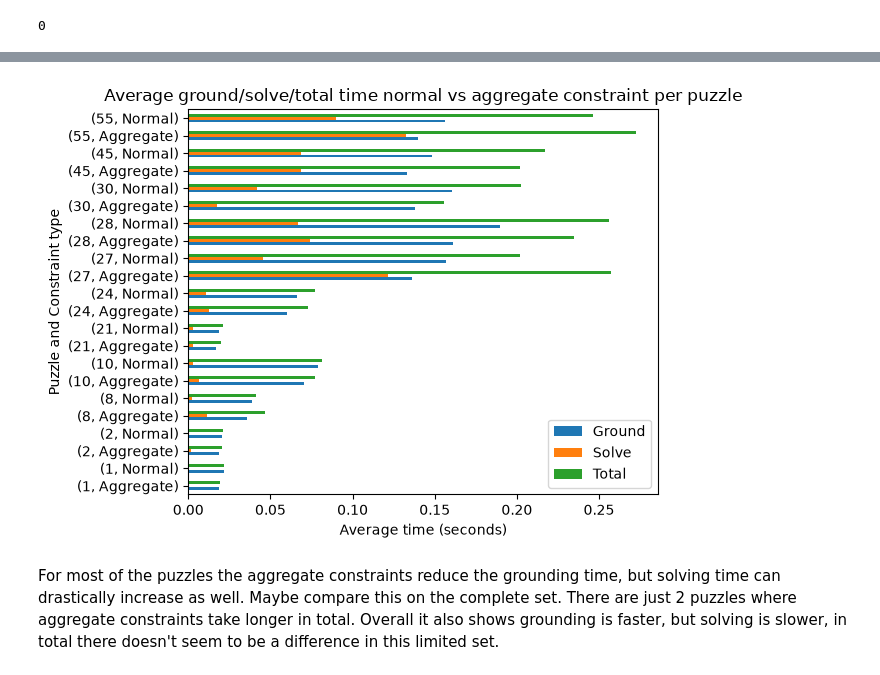
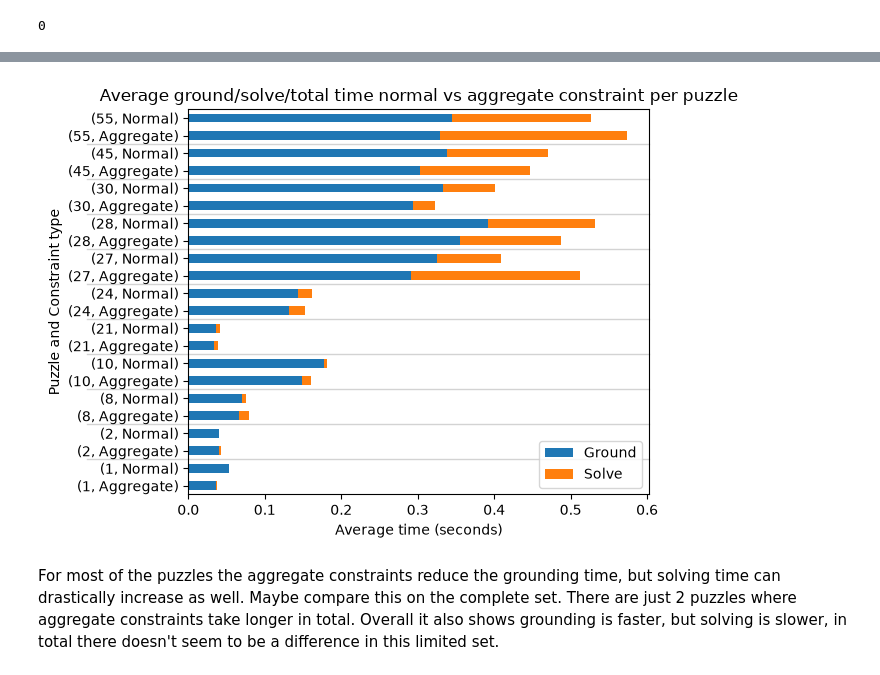
Before and after one commit to jurgendevries-ou-student/murdoku-solve, a Jupyter notebook: extraction/run/experiment.ipynb, the cells around one changed output, grey strips where cells are left out. Cells and saved outputs as stored; diff of their text form; code cells hidden in the pictures.

```diff
--- a/extraction/run/experiment.ipynb
+++ b/extraction/run/experiment.ipynb
@@ -66,7 +87,7 @@ def solve_puzzle(puzzle, gen=False, count=False, configuration='auto', base_rule
 # %% [markdown]
 #### Store results
 # %%
-def store_result(results, epoch, puzzle, type, ground_time, solve_time, total_time, grid_size, clue_count, solve_state, num_solutions, choice_type, grounded_at, constraint_type):
+def store_result(results, epoch, puzzle, type, ground_time, solve_time, total_time, grid_size, clue_count, clue_type_counts, solve_state, num_solutions, choice_type, grounded_at, constraint_type):
     results.append({
         'epoch': epoch, # epoch
         'puzzle': puzzle, # puzzle number
@@ -76,6 +97,7 @@ def store_result(results, epoch, puzzle, type, ground_time, solve_time, total_ti
         'total_time': total_time, # total time
         'grid_size': grid_size, # grid size of puzzle X*X
         'clue_count': clue_count, # number of clues
+        'clue_type_counts': clue_type_counts, # dictionary with types of clues
         'solve_state': solve_state, # is puzzle satisfiable
         'num_solutions': num_solutions, # number of solutions, should always be 1
         'choice_type': choice_type, # normal
@@ -174,0 +209,18 @@ plt.show()
+# %%
+# compare number of ground predicates for at/3 in resulting grounded program
+df_choice.groupby(['puzzle', 'choice_type'])[['ground_time','solve_time']].mean().plot(kind='barh', stacked=True)
+
+plt.title('Average ground/solve/total time normal vs dynamic choice rule overal')
+plt.ylabel('Puzzle and Choice type')
+plt.xlabel('Average time (seconds)')
+plt.legend(['Ground', 'Solve'])
+plt.tight_layout()
+
+# Get the current axes
+ax = plt.gca()
+
+# Iterate through the y-ticks and add a light gray line every 2 bars
+for i in range(1, len(ax.get_yticks()) - 1, 2):
+    plt.axhline(y=i + 0.5, color='lightgray', linewidth=1, zorder=0, xmin=-0.22, clip_on=False)
+
+plt.show()
@@ -212,11 +266,11 @@ for i in range(epochs):
         puzzle_type = puzzle_id[0]
         puzzle_num = int(puzzle_id.split('-')[1])
         print(f'Puzzle #{puzzle_id}, {puzzle_type}, {puzzle_type == 'A'}')
-        result, ground_time, solve_time, grid_size, clue_count, models, grounded_at = solve_puzzle(puzzle_id, puzzle_type == 'A', configuration='auto', base_rules='base-rules.lp')
-        result_dyn, ground_time_dyn, solve_time_dyn, grid_size_dyn, clue_count_dyn, models_dyn, grounded_at_dyn = solve_puzzle(puzzle_id, puzzle_type == 'A', configuration='auto', base_rules='base-rules-agg.lp')
+        result, ground_time, solve_time, grid_size, clue_count, clue_type_counts, models, grounded_at = solve_puzzle(puzzle_id, puzzle_type == 'A', configuration='auto', base_rules='base-rules.lp')
+        result_dyn, ground_time_dyn, solve_time_dyn, grid_size_dyn, clue_count_dyn, clue_type_counts_dyn, models_dyn, grounded_at_dyn = solve_puzzle(puzzle_id, puzzle_type == 'A', configuration='auto', base_rules='base-rules-agg.lp')
 
-        store_result(results_agg, i, puzzle_num, puzzle_type, ground_time, solve_time, ground_time + solve_time, grid_size + 1, clue_count, result.satisfiable, len(models), 'Normal', grounded_at, 'Normal')
-        store_result(results_agg, i, puzzle_num, puzzle_type, ground_time_dyn, solve_time_dyn, ground_time_dyn + solve_time_dyn, grid_size_dyn + 1, clue_count_dyn, result_dyn.satisfiable, len(models_dyn), 'Normal', grounded_at_dyn, 'Aggregate')
+        store_result(results_agg, i, puzzle_num, puzzle_type, ground_time, solve_time, ground_time + solve_time, grid_size + 1, clue_count, clue_type_counts, result.satisfiable, len(models), 'Normal', grounded_at, 'Normal')
+        store_result(results_agg, i, puzzle_num, puzzle_type, ground_time_dyn, solve_time_dyn, ground_time_dyn + solve_time_dyn, grid_size_dyn + 1, clue_count_dyn, clue_type_counts_dyn, result_dyn.satisfiable, len(models_dyn), 'Normal', grounded_at_dyn, 'Aggregate')
 
     print(f'end epoch {i+1}/{epochs}')
     print()
@@ -279,15 +358,23 @@ plt.show()
 # %%
 # compare number of ground predicates for at/3 in resulting grounded program
-df_agg.groupby(['puzzle', 'constraint_type'])[['ground_time','solve_time','total_time']].mean().plot(kind='barh')
+df_agg.groupby(['puzzle', 'constraint_type'])[['ground_time','solve_time']].mean().plot(kind='barh', stacked=True)
 
 plt.title('Average ground/solve/total time normal vs aggregate constraint per puzzle')
 plt.ylabel('Puzzle and Constraint type')
 plt.xlabel('Average time (seconds)')
-plt.legend(['Ground', 'Solve', 'Total'])
+plt.legend(['Ground', 'Solve'])
 plt.tight_layout()
+
+# Get the current axes
+ax = plt.gca()
+
+# Iterate through the y-ticks and add a light gray line every 2 bars
+for i in range(1, len(ax.get_yticks()) - 1, 2):
+    plt.axhline(y=i + 0.5, color='lightgray', linewidth=1, zorder=0, xmin=-0.22, clip_on=False)
+
 plt.show()
 # %% [output]
-[figure, old version]
+[figure, new version]
 # %% [markdown]
 For most of the puzzles the aggregate constraints reduce the grounding time, but solving time can drastically increase as well. Maybe compare this on the complete set. There are just 2 puzzles where aggregate constraints take longer in total.
 Overall it also shows grounding is faster, but solving is slower, in total there doesn't seem to be a difference in this limited set.
```
Also changed, not shown: parts of 16 cells of this notebook, 22 other files.
